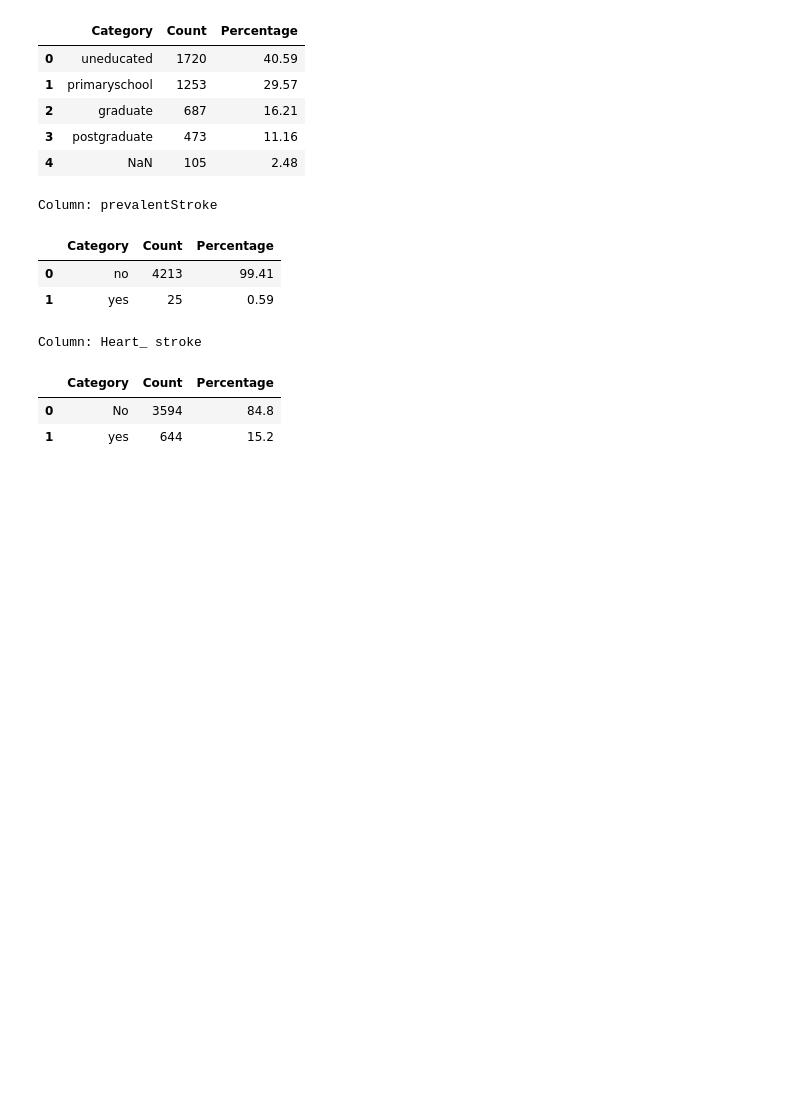
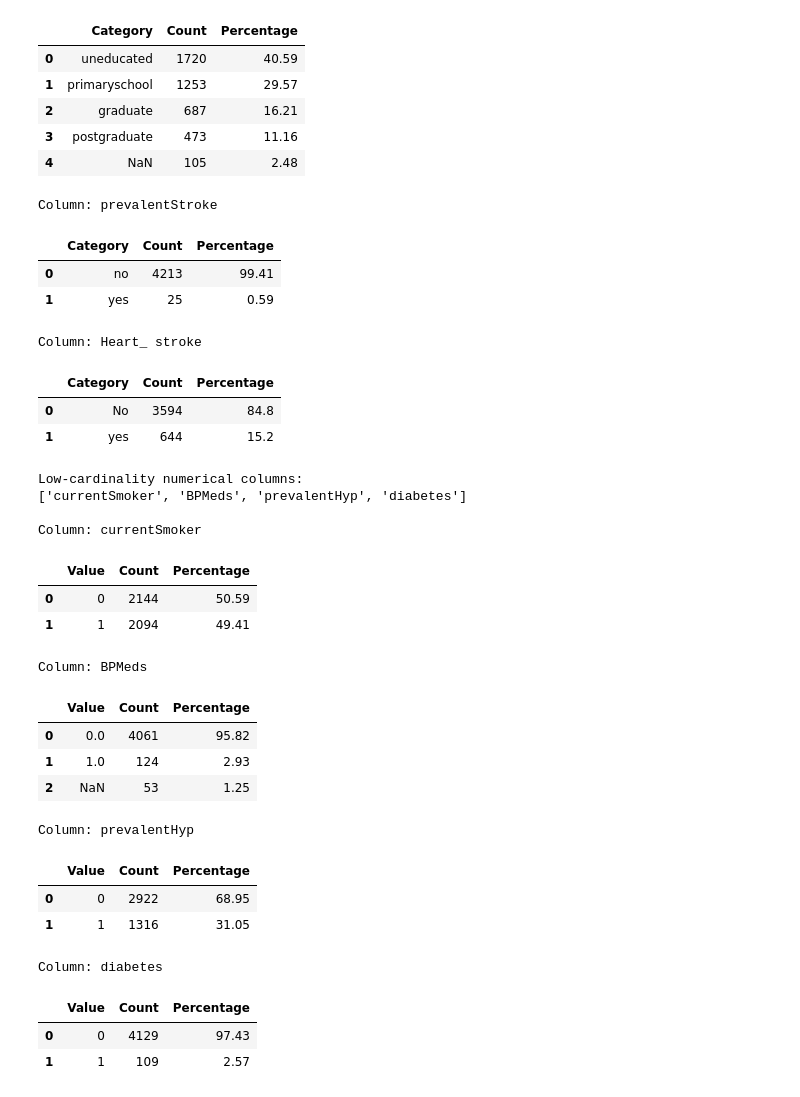
Before and after one commit to SMCodeX7/Heart-Disease-Classification, a Jupyter notebook: notebooks/01-Data_Understanding.ipynb, the cells around one changed output. Saved outputs shown, nothing was run; the diff lists cells and outputs as text; code cells hidden in the pictures; blank space fills up the shorter version.

```diff
--- a/notebooks/01-Data_Understanding.ipynb
+++ b/notebooks/01-Data_Understanding.ipynb
@@ -245,3 +245,49 @@ Column: Heart_ stroke
 |  | Category | Count | Percentage |
 | 0 | No | 3594 | 84.8 |
 | 1 | yes | 644 | 15.2 |
+# %%
+low_cardinality_columns = [
+    column
+    for column in df.select_dtypes(include=np.number).columns
+    if df[column].nunique(dropna=True) <= 10
+]
+
+print("Low-cardinality numerical columns:")
+print(low_cardinality_columns)
+
+for column in low_cardinality_columns:
+    value_summary = (
+        df[column]
+        .value_counts(dropna=False)
+        .sort_index()
+        .rename_axis("Value")
+        .reset_index(name="Count")
+    )
+
+    value_summary["Percentage"] = (
+        value_summary["Count"] / len(df) * 100
+    ).round(2)
+
+    print(f"\nColumn: {column}")
+    display(value_summary)
+# %% [output]
+Low-cardinality numerical columns:
+['currentSmoker', 'BPMeds', 'prevalentHyp', 'diabetes']
+
+Column: currentSmoker
+|  | Value | Count | Percentage |
+| 0 | 0 | 2144 | 50.59 |
+| 1 | 1 | 2094 | 49.41 |
+Column: BPMeds
+|  | Value | Count | Percentage |
+| 0 | 0.0 | 4061 | 95.82 |
+| 1 | 1.0 | 124 | 2.93 |
+| 2 | NaN | 53 | 1.25 |
+Column: prevalentHyp
+|  | Value | Count | Percentage |
+| 0 | 0 | 2922 | 68.95 |
+| 1 | 1 | 1316 | 31.05 |
+Column: diabetes
+|  | Value | Count | Percentage |
+| 0 | 0 | 4129 | 97.43 |
+| 1 | 1 | 109 | 2.57 |
```
